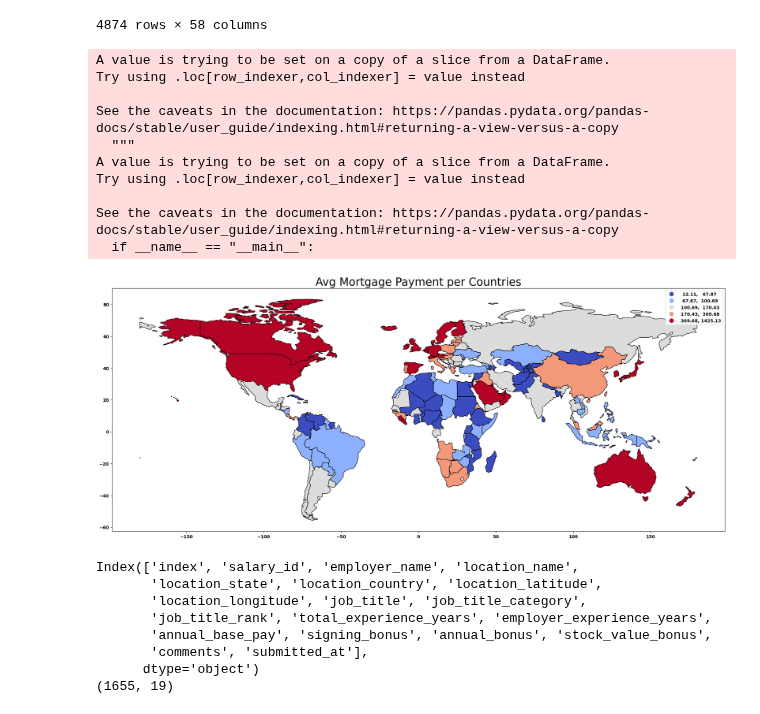
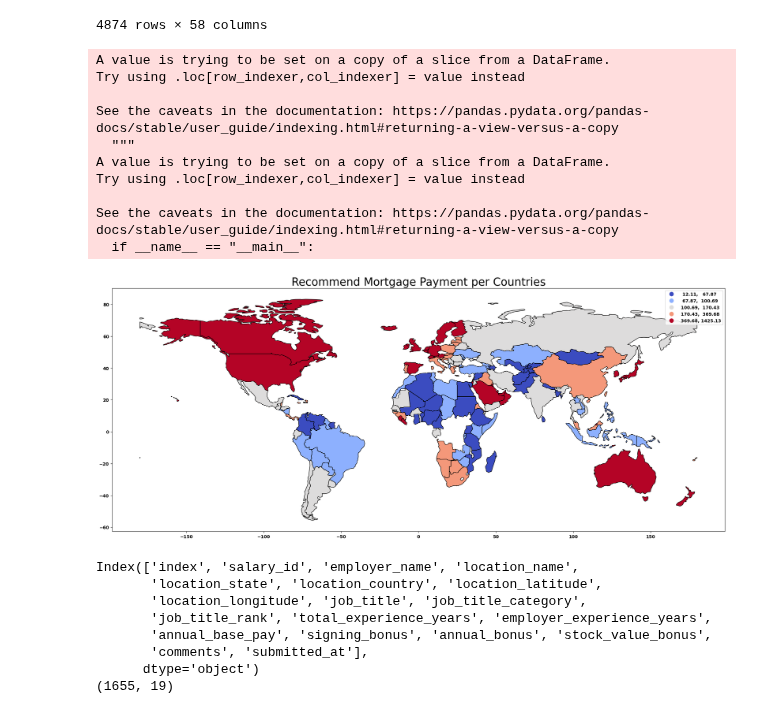
Before and after one commit to Reed-Carter/Global-Cost-of-Living, a Jupyter notebook: chloe.ipynb, the cells around one changed output. Drawn from its saved outputs; the diff is of its cells as text; code cells hidden in the pictures.

Commit message:
Rename columns

```diff
--- a/chloe.ipynb
+++ b/chloe.ipynb
@@ -57,10 +57,10 @@ mortgage_df['Max_Mortgage_Pmt(USD)'] = mortgage_df[['Avg_monthly_salary(USD)']].
 
 #calculate 'Avg_mortgage_pmt' per country in general by
 #add 'Avg_mortgage_pmt' column to mortgage_df
-mortgage_df['Avg_mortgage_pmt'] = round(mortgage_df.groupby(by=['country'])[['Max_Mortgage_Pmt(USD)']].transform(np.mean), 2)
+mortgage_df['Recommend_mortgage_pmt'] = round(mortgage_df.groupby(by=['country'])[['Max_Mortgage_Pmt(USD)']].transform(np.mean), 2)
 
 #drop all columns except:
-mortgage_df = mortgage_df[['country', 'Avg_monthly_salary(USD)', 'Avg_mortgage_pmt']]
+mortgage_df = mortgage_df[['country', 'Avg_monthly_salary(USD)', 'Recommend_mortgage_pmt']]
 
 #drop duplicates for country
 mortgage_df.drop_duplicates(subset='country', inplace=True)
@@ -80,33 +80,33 @@ def rename_countries(value):
         return value
 mortgage_df['country'] = mortgage_df['country'].map(rename_countries)
 
 #sort country in world alphabetically
 world.sort_values(by=['country'], ascending=True, inplace=True)
 
 # then merge world with our data
 mortgage_geo = pd.merge(world,mortgage_df,on='country')
 
 # last thing we need to do is - merge again with our location data which contains each country’s latitude and longitude
 location=pd.read_csv('https://raw.githubusercontent.com/melanieshi0120/COVID-19_global_time_series_panel_data/master/data/countries_latitude_longitude.csv')
 mortgage_geo = mortgage_geo.merge(location,left_on='country', right_on='name').reset_index()
 
 # plot confirmed cases world map
-mortgage_geo.plot(column='Avg_mortgage_pmt', scheme="quantiles", edgecolor="black",
+mortgage_geo.plot(column='Recommend_mortgage_pmt', scheme="quantiles", edgecolor="black",
            figsize=(25, 20),
            legend=True,cmap='coolwarm')
 
-plt.title('Avg Mortgage Payment per Countries',fontsize=25)
+plt.title('Recommend Mortgage Payment per Countries',fontsize=25)
 
 plt.show()
 # %% [output]
 A value is trying to be set on a copy of a slice from a DataFrame.
 Try using .loc[row_indexer,col_indexer] = value instead
 
 See the caveats in the documentation: https://pandas.pydata.org/pandas-docs/stable/user_guide/indexing.html#returning-a-view-versus-a-copy
   """
 A value is trying to be set on a copy of a slice from a DataFrame.
 Try using .loc[row_indexer,col_indexer] = value instead
 
 See the caveats in the documentation: https://pandas.pydata.org/pandas-docs/stable/user_guide/indexing.html#returning-a-view-versus-a-copy
   if __name__ == "__main__":
-[figure, old version]
+[figure, new version]
```
Also changed, not shown: parts of 3 cells of this notebook.
